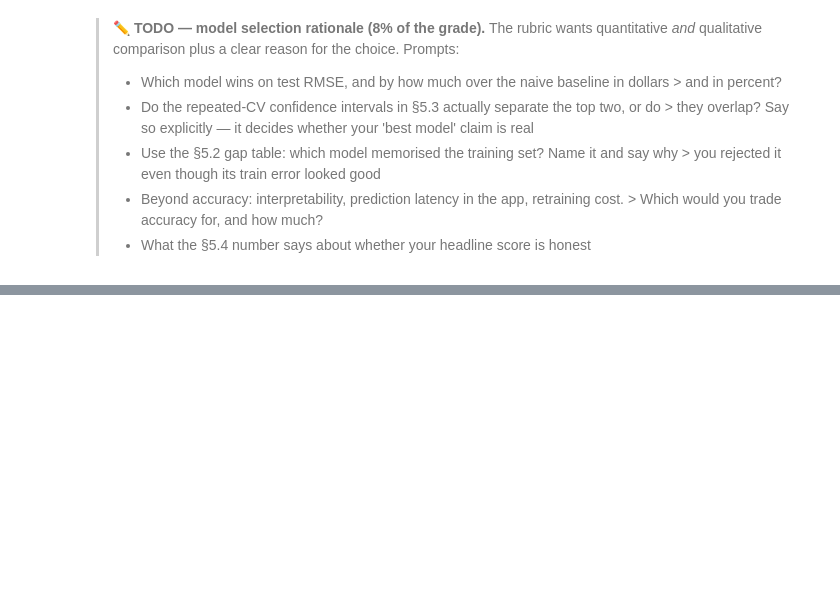
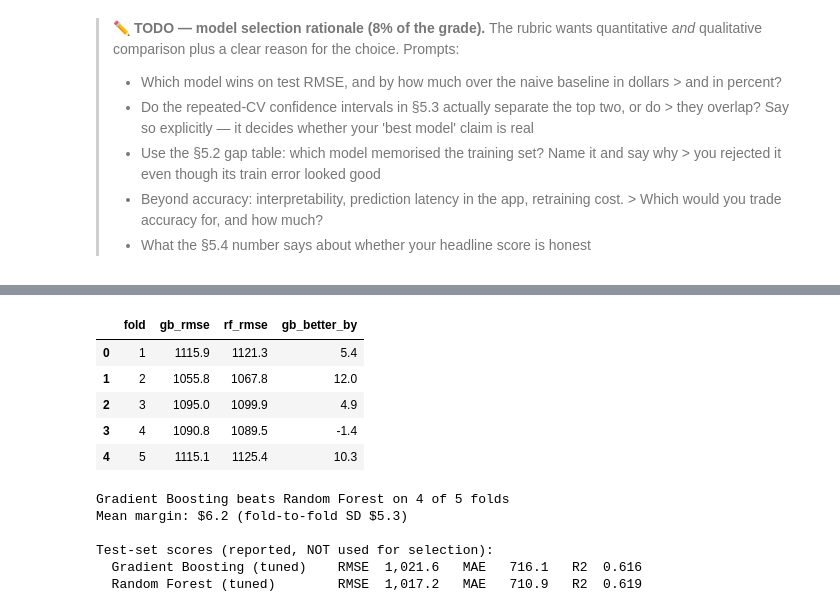
Before and after one commit to marcusteoh/bigmart-sales-forecaster, a Jupyter notebook: BigMart_Sales_Prediction.ipynb, the cells around one changed output, grey strips where cells are left out. Cells and saved outputs as stored; diff of their text form; code cells hidden in the pictures; blank space fills up the shorter version.

```diff
--- a/BigMart_Sales_Prediction.ipynb
+++ b/BigMart_Sales_Prediction.ipynb
@@ -1409,0 +1641,42 @@ Optimism the leak would have bought: $-3.3 (-0.32% of RMSE)
+# %%
+## Fold-by-fold paired comparison of the two tuned models
+
+gb_fold_scores = -cross_val_score(gb_search.best_estimator_, X_train, y_train,
+                                  cv=tuning_cv, scoring='neg_root_mean_squared_error')
+rf_fold_scores = -cross_val_score(rf_search.best_estimator_, X_train, y_train,
+                                  cv=tuning_cv, scoring='neg_root_mean_squared_error')
+
+paired = pd.DataFrame({
+    'fold': range(1, len(gb_fold_scores) + 1),
+    'gb_rmse': gb_fold_scores,
+    'rf_rmse': rf_fold_scores,
+})
+paired['gb_better_by'] = paired['rf_rmse'] - paired['gb_rmse']
+display(paired.round(1))
+
+wins = (paired['gb_better_by'] > 0).sum()
+print(f'Gradient Boosting beats Random Forest on {wins} of {len(paired)} folds')
+print(f'Mean margin: ${paired["gb_better_by"].mean():,.1f} '
+      f'(fold-to-fold SD ${paired["gb_better_by"].std():,.1f})')
+
+# Test scores shown for transparency only - not used to choose.
+print('\nTest-set scores (reported, NOT used for selection):')
+for label, est in [('Gradient Boosting (tuned)', gb_search.best_estimator_),
+                   ('Random Forest (tuned)', rf_search.best_estimator_)]:
+    pred = est.predict(X_test)
+    print(f'  {label:<28} RMSE {root_mean_squared_error(y_test, pred):>8,.1f}   '
+          f'MAE {mean_absolute_error(y_test, pred):>7,.1f}   '
+          f'R2 {r2_score(y_test, pred):>6.3f}')
+# %% [output]
+|  | fold | gb_rmse | rf_rmse | gb_better_by |
+| 0 | 1 | 1115.9 | 1121.3 | 5.4 |
+| 1 | 2 | 1055.8 | 1067.8 | 12.0 |
+| 2 | 3 | 1095.0 | 1099.9 | 4.9 |
+| 3 | 4 | 1090.8 | 1089.5 | -1.4 |
+| 4 | 5 | 1115.1 | 1125.4 | 10.3 |
+Gradient Boosting beats Random Forest on 4 of 5 folds
+Mean margin: $6.2 (fold-to-fold SD $5.3)
+
+Test-set scores (reported, NOT used for selection):
+  Gradient Boosting (tuned)    RMSE  1,021.6   MAE   716.1   R2  0.616
+  Random Forest (tuned)        RMSE  1,017.2   MAE   710.9   R2  0.619
```
Also changed, not shown: parts of 11 cells of this notebook.
